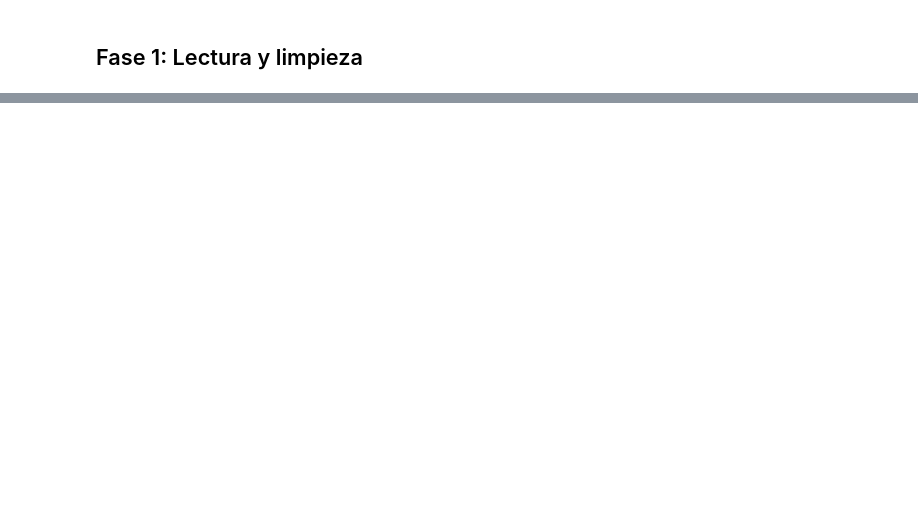
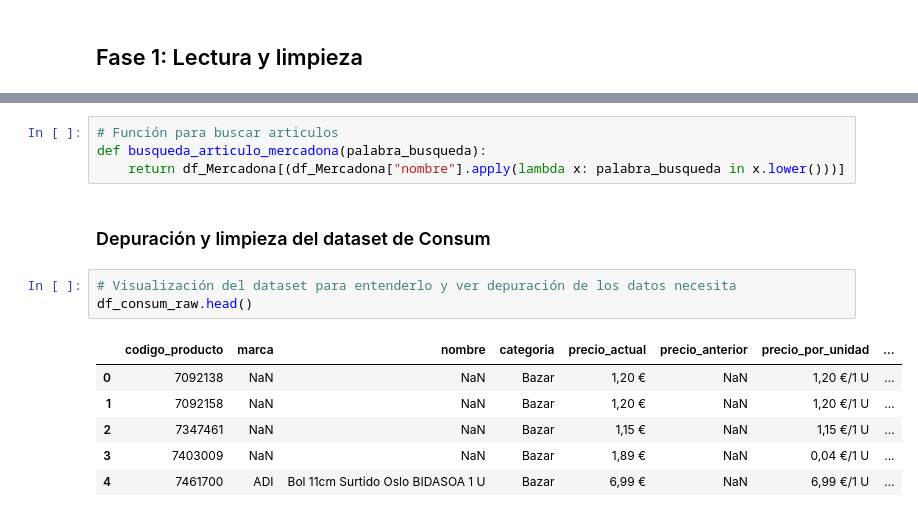
Before and after one commit to Meferal/EDA_supermercados, a Jupyter notebook: EDA_supermercados.ipynb, the cells around one changed output, grey strips where cells are left out. Cells and saved outputs as stored; diff of their text form; blank space fills up the shorter version.

```diff
--- a/EDA_supermercados.ipynb
+++ b/EDA_supermercados.ipynb
@@ -38,0 +214,16 @@ df_mercadona_raw.head()
+# %%
+# Función para buscar articulos
+def busqueda_articulo_mercadona(palabra_busqueda):
+    return df_Mercadona[(df_Mercadona["nombre"].apply(lambda x: palabra_busqueda in x.lower()))]
+# %% [markdown]
+### Depuración y limpieza del dataset de Consum
+# %%
+# Visualización del dataset para entenderlo y ver depuración de los datos necesita
+df_consum_raw.head()
+# %% [output]
+|  | codigo_producto | marca | nombre | categoria | precio_actual | precio_anterior | precio_por_unidad | ... |
+| 0 | 7092138 | NaN | NaN | Bazar | 1,20 € | NaN | 1,20 €/1 U | ... |
+| 1 | 7092158 | NaN | NaN | Bazar | 1,20 € | NaN | 1,20 €/1 U | ... |
+| 2 | 7347461 | NaN | NaN | Bazar | 1,15 € | NaN | 1,15 €/1 U | ... |
+| 3 | 7403009 | NaN | NaN | Bazar | 1,89 € | NaN | 0,04 €/1 U | ... |
+| 4 | 7461700 | ADI | Bol 11cm Surtido Oslo BIDASOA 1 U | Bazar | 6,99 € | NaN | 6,99 €/1 U | ... |
```
Also changed, not shown: parts of 38 cells of this notebook, 4 other files.
